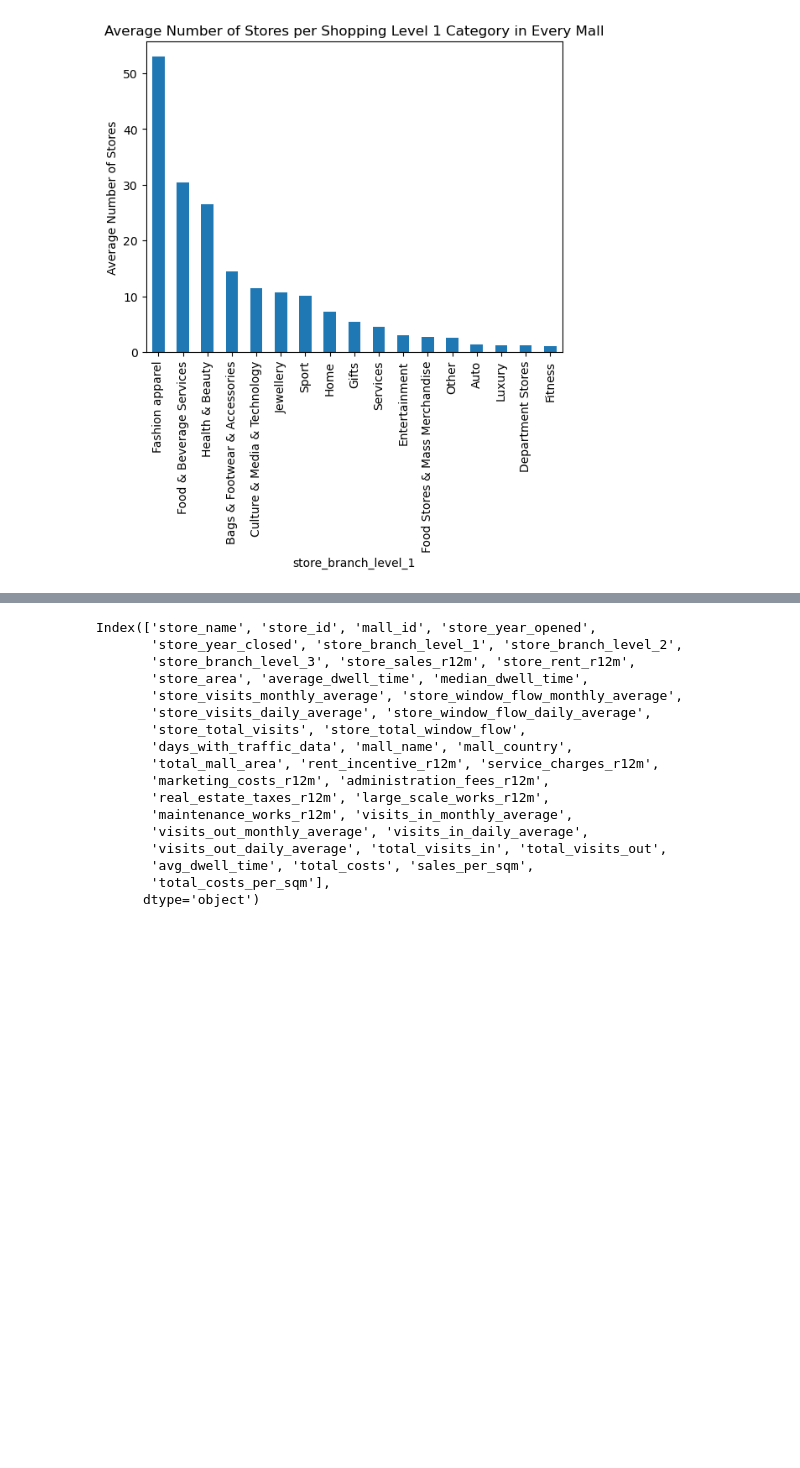
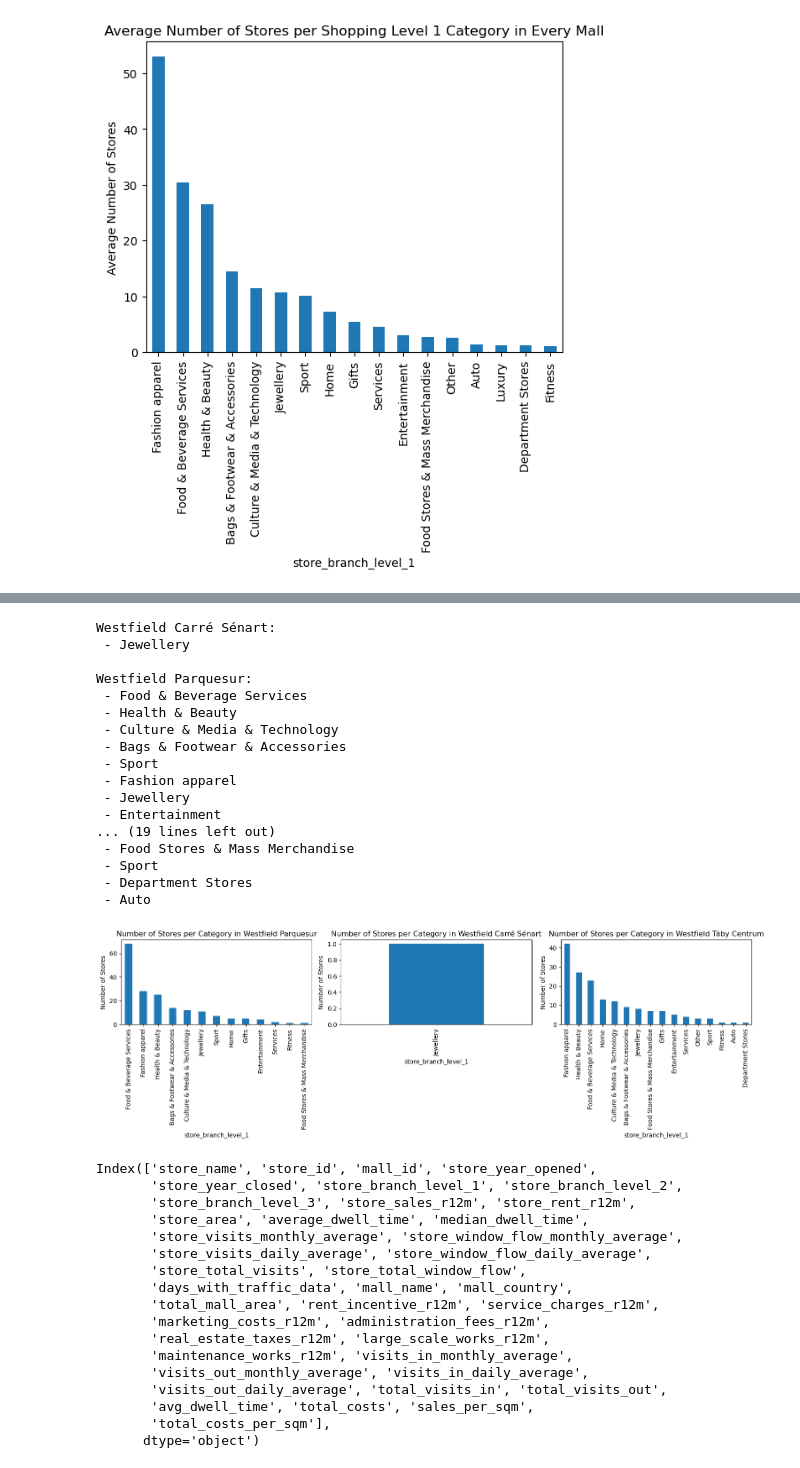
Before and after one commit to julescrevola/urw_challenge, a Jupyter notebook: notebooks/traffic_analysis.ipynb, the cells around one changed output, grey strips where cells are left out. Drawn from its saved outputs; the diff is of its cells as text; code cells hidden in the pictures; blank space fills up the shorter version.

```diff
--- a/notebooks/traffic_analysis.ipynb
+++ b/notebooks/traffic_analysis.ipynb
@@ -419,3 +446,52 @@ plt.show()
+# %%
+# Filter the data for the specified malls
+malls_of_interest = ['Westfield Parquesur', 'Westfield Carré Sénart', 'Westfield Täby Centrum']
+filtered_data = store_final[store_final['mall_name'].isin(malls_of_interest)]
+
+# Get the unique shopping level 1 categories for each mall
+categories_per_mall = filtered_data.groupby('mall_name')['store_branch_level_1'].unique()
+
+# Display the categories
+for mall, categories in categories_per_mall.items():
+    print(f"{mall}:")
+    for category in categories:
+        print(f" - {category}")
+    print()
+
+# Sort the data in descending order
+sorted_data = stores_per_category_mall[stores_per_category_mall['mall_name'].isin(malls_of_interest)]
+sorted_data = sorted_data.sort_values(by='store_count', ascending=False)
+
+# Plot the graphs next to each other
+fig, axes = plt.subplots(nrows=1, ncols=len(malls_of_interest), figsize=(15, 5))
+
+for i, mall in enumerate(malls_of_interest):
+    ax = axes[i]
+    mall_data = sorted_data[sorted_data['mall_name'] == mall]
+    mall_data.plot(kind='bar', x='store_branch_level_1', y='store_count', ax=ax, legend=False, title=f'Number of Stores per Category in {mall}')
+    ax.set_ylabel('Number of Stores')
+
+plt.tight_layout()
+plt.show()
+# %% [output]
+Westfield Carré Sénart:
+ - Jewellery
+
+Westfield Parquesur:
+ - Food & Beverage Services
+ - Health & Beauty
+ - Culture & Media & Technology
+ - Bags & Footwear & Accessories
+ - Sport
+ - Fashion apparel
+ - Jewellery
+ - Entertainment
+... (19 lines left out)
+ - Food Stores & Mass Merchandise
+ - Sport
+ - Department Stores
+ - Auto
+[figure, added]
 # %%
 store_final.columns
 # %% [output]
```
Also changed, not shown: parts of 1 cell of this notebook.
